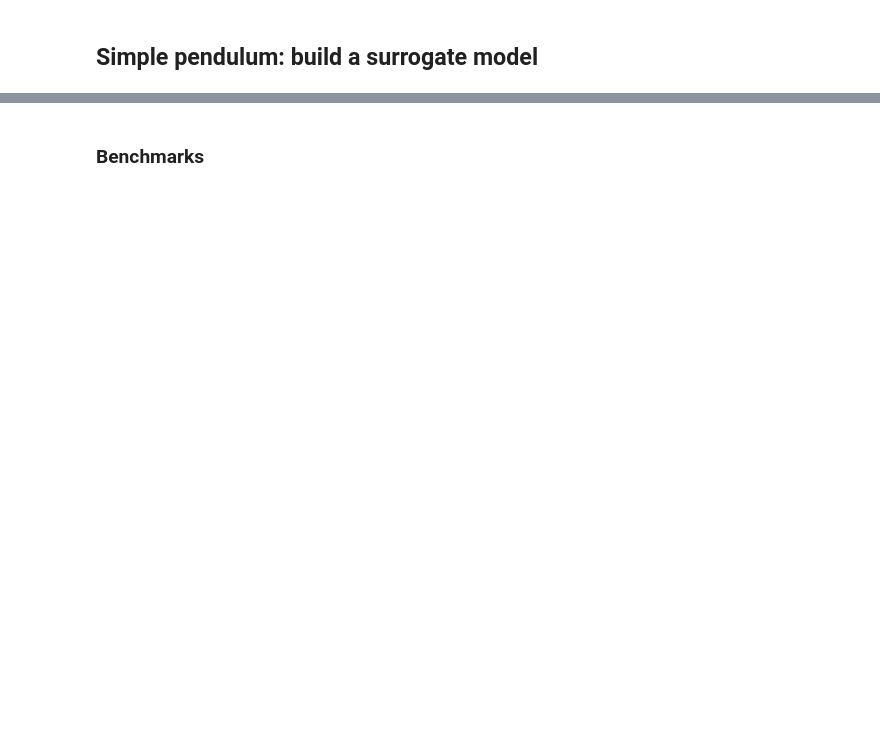
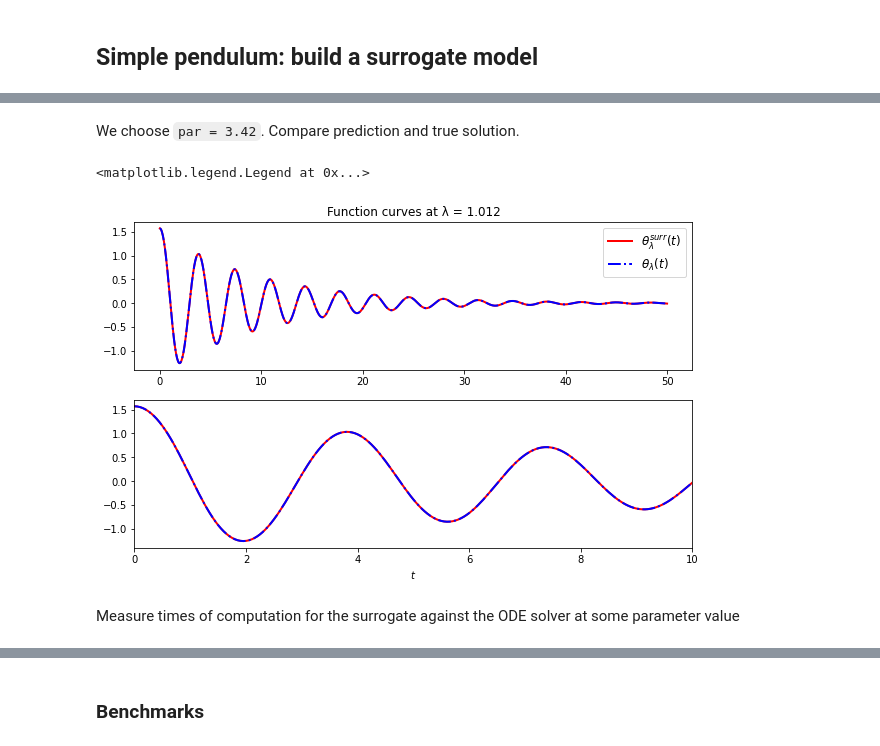
Before and after one commit to aaronuv/arby, a Jupyter notebook: docs/source/_static/pendulum_example.ipynb, the cells around one changed output, grey strips where cells are left out. Drawn from its saved outputs; the diff is of its cells as text; code cells hidden in the pictures; blank space fills up the shorter version.

```diff
--- a/docs/source/_static/pendulum_example.ipynb
+++ b/docs/source/_static/pendulum_example.ipynb
@@ -32,4 +59,5 @@ time = np.linspace(0,50,1001)
 # %%
-# plot a simple solution
-λ = 1.
-sol = odeint(pend,y0, time, (b,λ))
+training = []
+for λ in param:
+    sol = odeint(pend,y0, times, (b,λ))
+    training.append(sol[:,0])
@@ -48,6 +63,0 @@ param = np.linspace(1,5,101)
-# %%
-# build the training set
-training = []
-for λ in param:
-    sol = odeint(pend,y0, time, (b,λ))
-    training.append(sol[:,0])
@@ -63 +94,20 @@ array([ 1.57079633,  1.56937605,  1.56513412, ..., -0.00282289,
+# %% [markdown]
+We choose `par = 3.42`. Compare prediction and true solution.
+# %%
+par = 3.42
+sol = odeint(pend,y0, times, (b,par))[:,0]
+fig, ax = plt.subplots(2,1, figsize=(10,6))
+ax[0].plot(times, surr(par), 'r', lw=2, label='$θ_λ^{surr}(t)$')
+ax[0].plot(times, sol, 'b-.', lw=2, label='$θ_λ(t)$')
+ax[1].plot(times, surr(par), 'r', lw=2, label='$θ_λ^{surr}(t)$')
+ax[1].plot(times, sol, 'b-.', lw=2, label='$θ_λ(t)$')
+ax[1].set(xlim=(0,10))
+ax[1].set(xlabel='$t$')
+ax[0].set_title('Function curves at λ = 1.012')
+ax[0].legend(fontsize = 'large')
+# %% [output]
+<matplotlib.legend.Legend at 0x...>
+[figure, added]
+# %% [markdown]
+Measure times of computation for the surrogate against the ODE solver at some parameter value
 # %%
```
Also changed, not shown: parts of 47 cells of this notebook, 3 other files.
